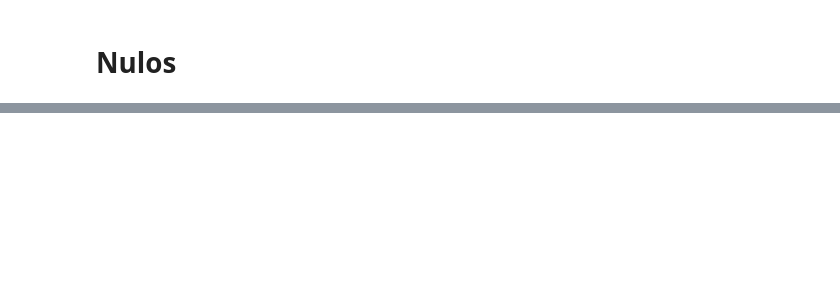
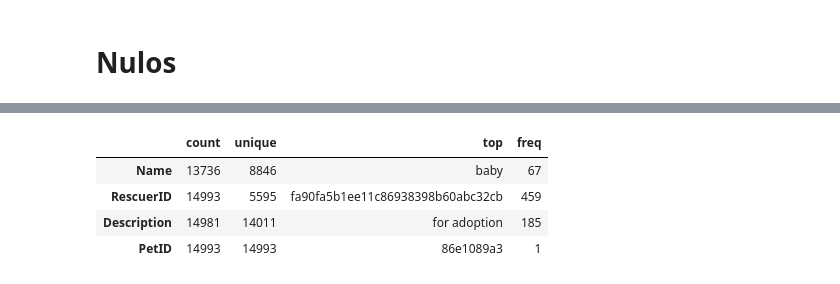
Before and after one commit to gerbeldo/2022-dma-final, a Jupyter notebook: 0_EDA.ipynb, the cells around one changed output, grey strips where cells are left out. Cells and saved outputs as stored; diff of their text form; code cells hidden in the pictures; blank space fills up the shorter version.

```diff
--- a/0_EDA.ipynb
+++ b/0_EDA.ipynb
@@ -72,0 +140,12 @@ display(HTML((train.head().drop("Description", axis = 1)).to_html()))
+# %%
+(train
+ .select_dtypes("object")
+ .applymap(lambda s: s.lower() if type(s) == str else s)
+ .describe()
+ .transpose())
+# %% [output]
+|  | count | unique | top | freq |
+| Name | 13736 | 8846 | baby | 67 |
+| RescuerID | 14993 | 5595 | fa90fa5b1ee11c86938398b60abc32cb | 459 |
+| Description | 14981 | 14011 | for adoption | 185 |
+| PetID | 14993 | 14993 | 86e1089a3 | 1 |
```
Also changed, not shown: parts of 16 cells of this notebook.
